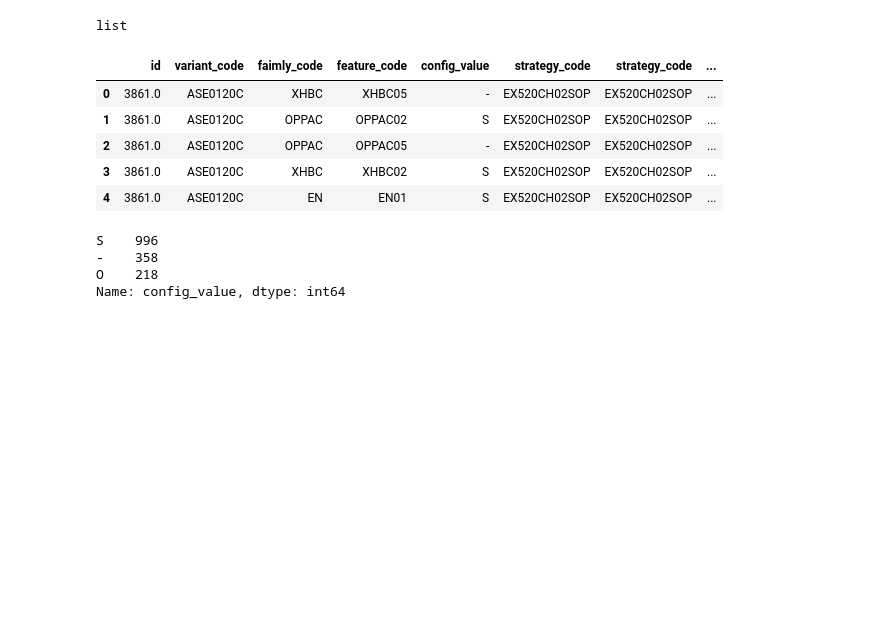
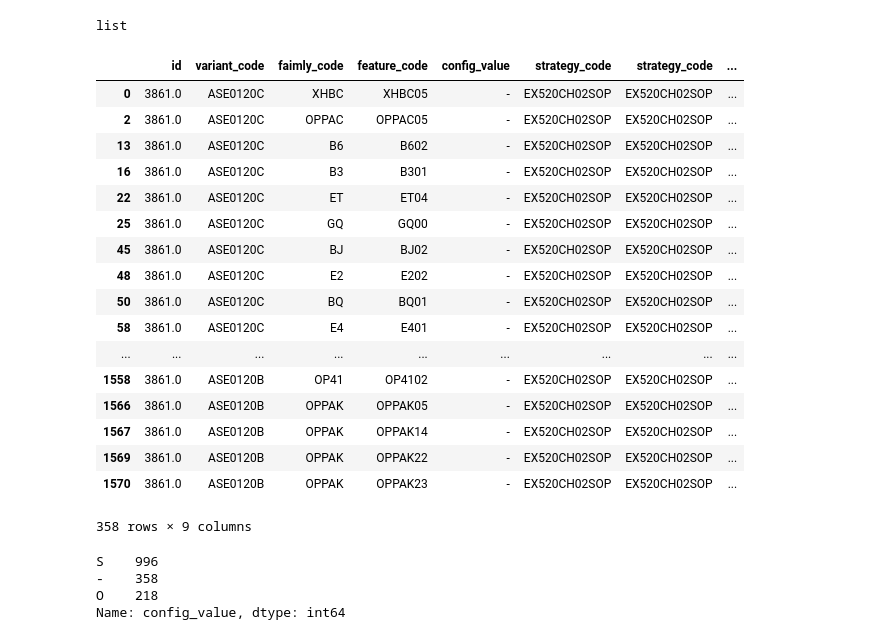
Before and after one commit to chlhtyx/other, a Jupyter notebook: json2excel.ipynb, the cells around one changed output. Saved outputs shown, nothing was run; the diff lists cells and outputs as text; code cells hidden in the pictures; blank space fills up the shorter version.

```diff
--- a/json2excel.ipynb
+++ b/json2excel.ipynb
@@ -45,15 +45,27 @@ type(feature_value_set_list)
 list
 # %%
 df_feature_value_set = pd.DataFrame(feature_value_set_list, columns=['id','variant_code','faimly_code','feature_code','config_value','strategy_code','strategy_code','vechile_code','version'])
-# %%
-df_feature_value_set.head()
-# %% [output]
-|  | id | variant_code | faimly_code | feature_code | config_value | strategy_code | strategy_code | ... |
-| 0 | 3861.0 | ASE0120C | XHBC | XHBC05 | - | EX520CH02SOP | EX520CH02SOP | ... |
-| 1 | 3861.0 | ASE0120C | OPPAC | OPPAC02 | S | EX520CH02SOP | EX520CH02SOP | ... |
-| 2 | 3861.0 | ASE0120C | OPPAC | OPPAC05 | - | EX520CH02SOP | EX520CH02SOP | ... |
-| 3 | 3861.0 | ASE0120C | XHBC | XHBC02 | S | EX520CH02SOP | EX520CH02SOP | ... |
-| 4 | 3861.0 | ASE0120C | EN | EN01 | S | EX520CH02SOP | EX520CH02SOP | ... |
+# %%
+df_feature_value_set[df_feature_value_set['config_value']=='-']
+# %% [output]
+|  | id | variant_code | faimly_code | feature_code | config_value | strategy_code | strategy_code | ... |
+| 0 | 3861.0 | ASE0120C | XHBC | XHBC05 | - | EX520CH02SOP | EX520CH02SOP | ... |
+| 2 | 3861.0 | ASE0120C | OPPAC | OPPAC05 | - | EX520CH02SOP | EX520CH02SOP | ... |
+| 13 | 3861.0 | ASE0120C | B6 | B602 | - | EX520CH02SOP | EX520CH02SOP | ... |
+| 16 | 3861.0 | ASE0120C | B3 | B301 | - | EX520CH02SOP | EX520CH02SOP | ... |
+| 22 | 3861.0 | ASE0120C | ET | ET04 | - | EX520CH02SOP | EX520CH02SOP | ... |
+| 25 | 3861.0 | ASE0120C | GQ | GQ00 | - | EX520CH02SOP | EX520CH02SOP | ... |
+| 45 | 3861.0 | ASE0120C | BJ | BJ02 | - | EX520CH02SOP | EX520CH02SOP | ... |
+| 48 | 3861.0 | ASE0120C | E2 | E202 | - | EX520CH02SOP | EX520CH02SOP | ... |
+| 50 | 3861.0 | ASE0120C | BQ | BQ01 | - | EX520CH02SOP | EX520CH02SOP | ... |
+| 58 | 3861.0 | ASE0120C | E4 | E401 | - | EX520CH02SOP | EX520CH02SOP | ... |
+| ... | ... | ... | ... | ... | ... | ... | ... | ... |
+| 1558 | 3861.0 | ASE0120B | OP41 | OP4102 | - | EX520CH02SOP | EX520CH02SOP | ... |
+| 1566 | 3861.0 | ASE0120B | OPPAK | OPPAK05 | - | EX520CH02SOP | EX520CH02SOP | ... |
+| 1567 | 3861.0 | ASE0120B | OPPAK | OPPAK14 | - | EX520CH02SOP | EX520CH02SOP | ... |
+| 1569 | 3861.0 | ASE0120B | OPPAK | OPPAK22 | - | EX520CH02SOP | EX520CH02SOP | ... |
+| 1570 | 3861.0 | ASE0120B | OPPAK | OPPAK23 | - | EX520CH02SOP | EX520CH02SOP | ... |
+358 rows × 9 columns
 # %%
 df_feature_value_set['config_value'].value_counts()
 # %% [output]
```
Also changed, not shown: 5 other files.
